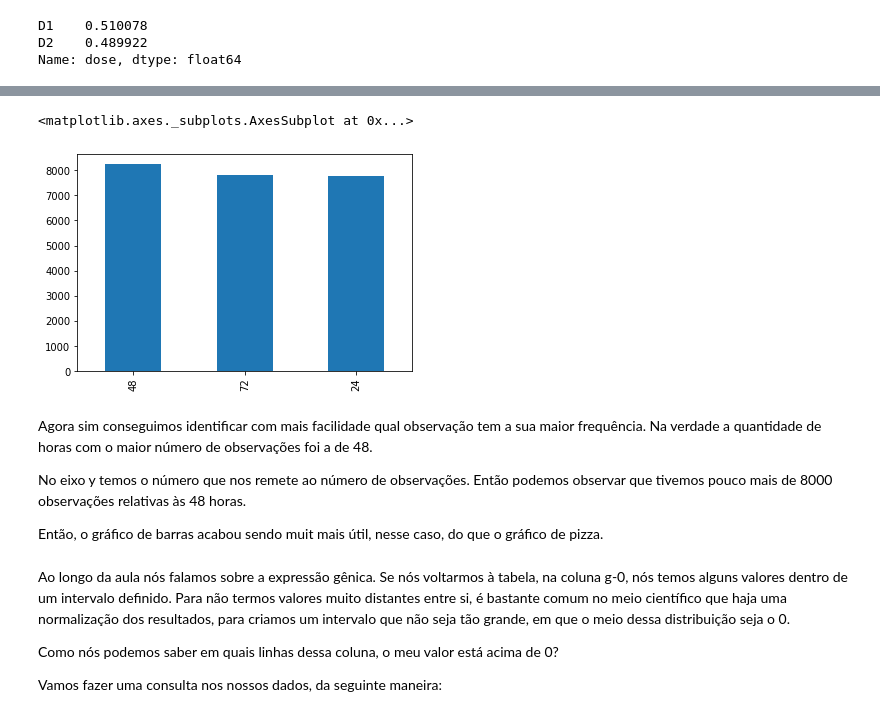
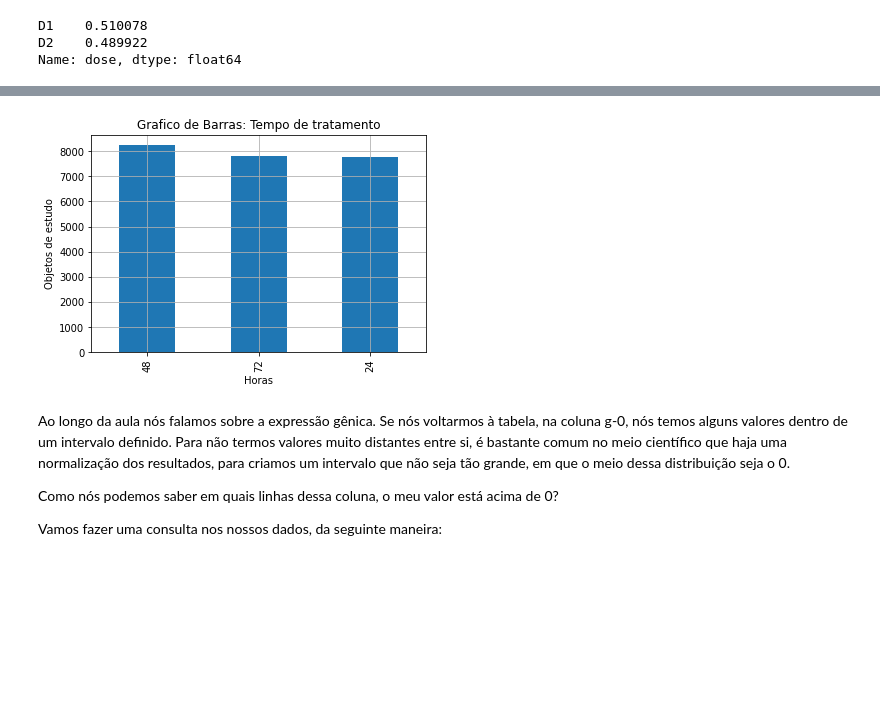
Before and after one commit to Caesar-Victor/CaesarRepo, a Jupyter notebook: python/Alura/Aula_01.ipynb, the cells around one changed output, grey strips where cells are left out. Drawn from its saved outputs; the diff is of its cells as text; code cells hidden in the pictures; blank space fills up the shorter version.

```diff
--- a/python/Alura/Aula_01.ipynb
+++ b/python/Alura/Aula_01.ipynb
@@ -192,14 +111,12 @@ Então qual tipo de gráfico poderíamos utlizar para melhorarmos nossa visualiz
-# %%
-dados['tempo'].value_counts().plot.bar()
-# %% [output]
-<matplotlib.axes._subplots.AxesSubplot at 0x...>
-[figure, removed]
-# %% [markdown]
-Agora sim conseguimos identificar com mais facilidade qual observação tem a sua maior frequência. Na verdade a quantidade de horas com o maior número de observações foi a de 48.
-
-No eixo y temos o número que nos remete ao número de observações. Então podemos observar que tivemos pouco mais de 8000 observações relativas às 48 horas.
-
-Então, o gráfico de barras acabou sendo muit mais útil, nesse caso, do que o gráfico de pizza.
+# %%
+dados['tempo'].value_counts().plot.bar()
+plot.title('Grafico de Barras: Tempo de tratamento')
+plot.grid(True)
+plot.xlabel("Horas")
+plot.ylabel("Objetos de estudo")
+plot.show()
+# %% [output]
+[figure, added]
 # %% [markdown]
 Ao longo da aula nós falamos sobre a expressão gênica. Se nós voltarmos à tabela, na coluna g-0, nós temos alguns valores dentro de um intervalo definido. Para não termos valores muito distantes entre si, é bastante comum no meio científico que haja uma normalização dos resultados, para criamos um intervalo que não seja tão grande, em que o meio dessa distribuição seja o 0.
 
```
Also changed, not shown: parts of 33 cells of this notebook.
